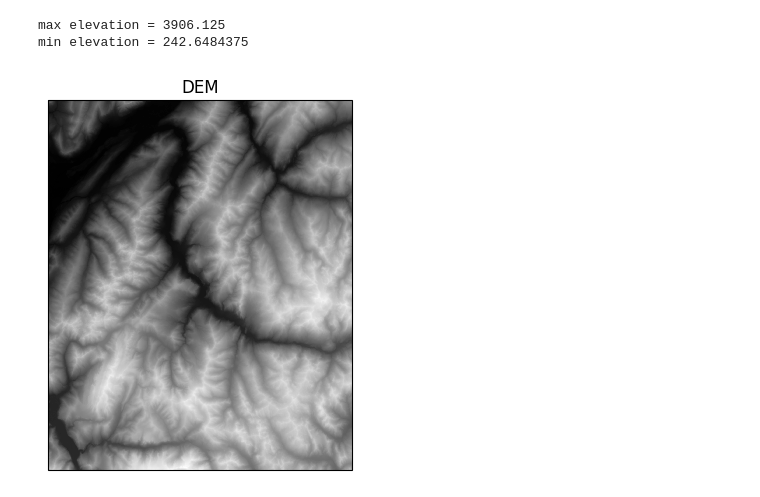
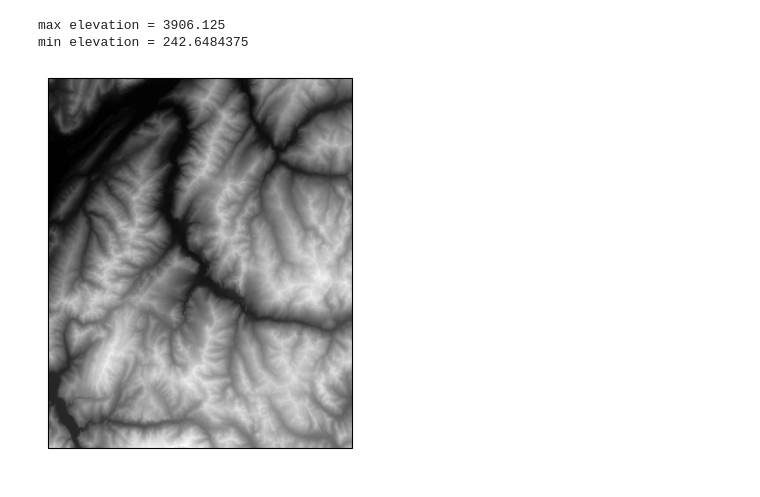
Before and after one commit to sebastien-tetaud/destine-godot-mvp, a Jupyter notebook: notebook.ipynb, the cells around one changed output. Saved outputs shown, nothing was run; the diff lists cells and outputs as text; code cells hidden in the pictures.

```diff
--- a/notebook.ipynb
+++ b/notebook.ipynb
@@ -88,8 +88,7 @@ min elevation = 242.6484375
 # %%
 ax = plt.axes(projection=ccrs.Mercator())
 dsm.plot(ax=ax, transform=ccrs.PlateCarree(), cmap="Greys_r",add_colorbar=False)
 plt.savefig("heightmap.png", pad_inches=0, bbox_inches='tight', transparent=True)
-plt.title("DEM")
 plt.show()
 # %% [output]
-[figure, old version]
+[figure, new version]
```
